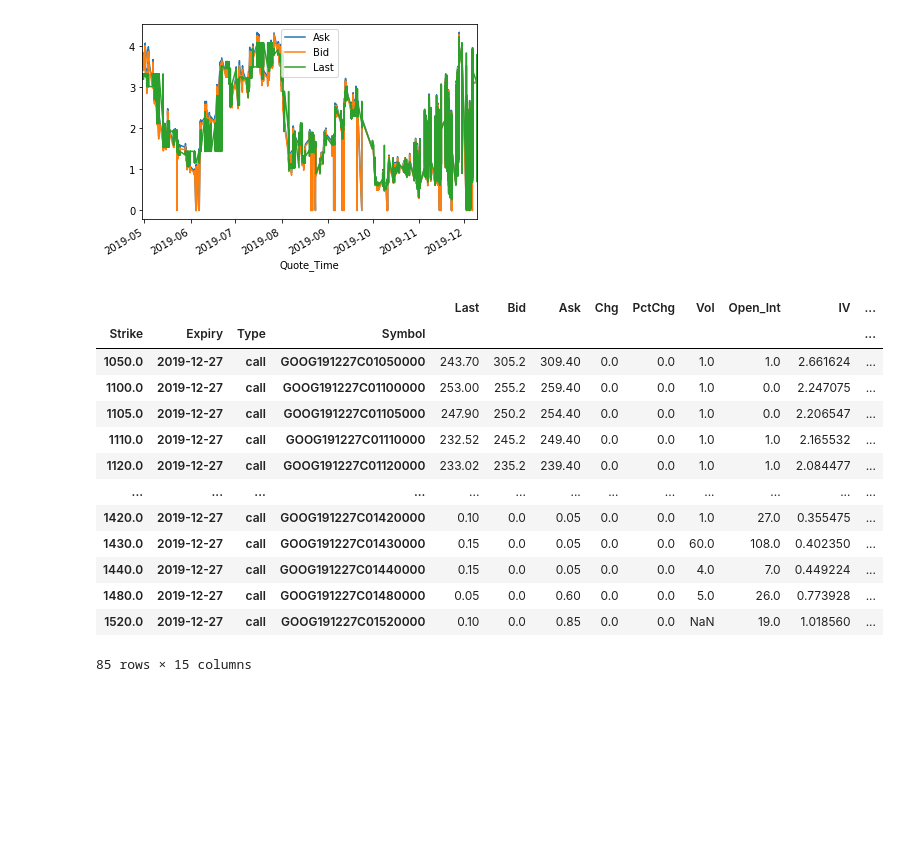
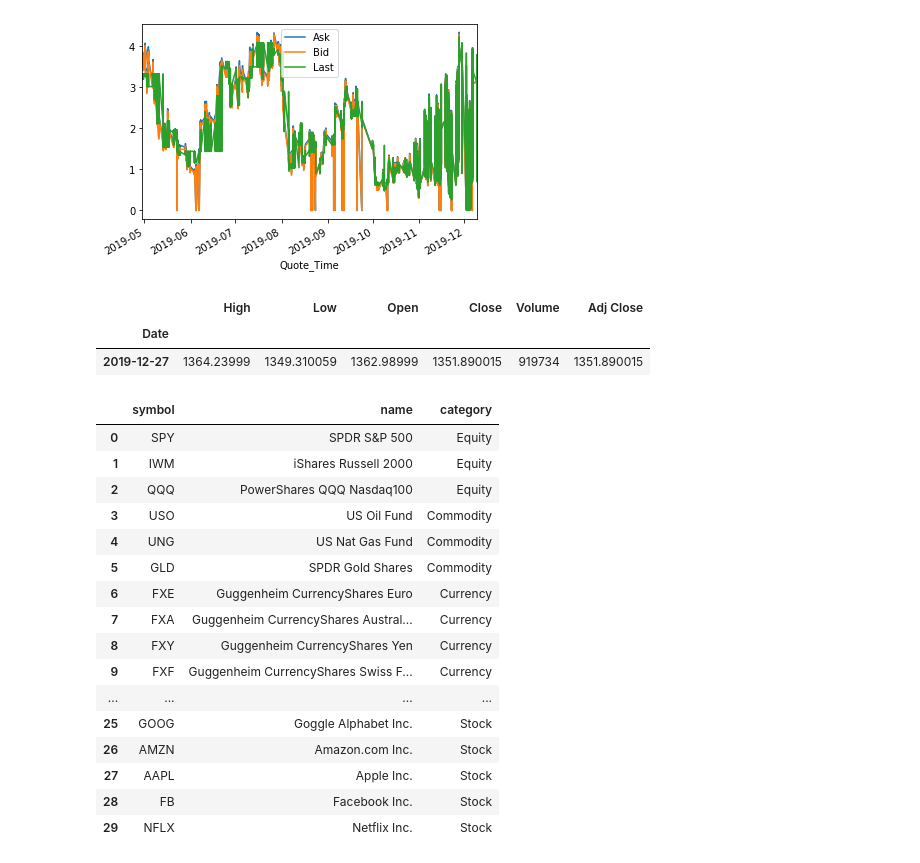
Before and after one commit to OZ-T/voltrad1, a Jupyter notebook: notebooks/Analytics.ipynb, the cells around one changed output. Saved outputs shown, nothing was run; the diff lists cells and outputs as text; code cells hidden in the pictures; blank space fills up the shorter version.

```diff
--- a/notebooks/Analytics.ipynb
+++ b/notebooks/Analytics.ipynb
@@ -49,35 +49,48 @@ df2.plot()
 # %%
 import pandas_datareader.data as web
 symbol="GOOG"
 source1="yahoo"
+import datetime
+#option=web.YahooOptions(symbol, session=None)
+#all_data = option.get_call_data()
+#all_data
 
-option=web.YahooOptions(symbol, session=None)
-
-all_data = option.get_call_data()
-all_data
-
-#pd = web.DataReader(
-#name=symbol,
-#data_source=source1,
-#start=None,
-#end=None,
-#retry_count=3,
-#pause=0.1,
-#session=None
-#)
-#pd
+pd = web.DataReader(
+name=symbol,
+data_source=source1,
+start=datetime.datetime(2019,12,27,0,0),
+end=None,
+retry_count=3,
+pause=0.1,
+session=None
+)
+pd
 # %% [output]
-|  |  |  |  | Last | Bid | Ask | Chg | PctChg | Vol | Open_Int | IV | ... |
-| Strike | Expiry | Type | Symbol |  |  |  |  |  |  |  |  | ... |
-| 1050.0 | 2019-12-27 | call | GOOG191227C01050000 | 243.70 | 305.2 | 309.40 | 0.0 | 0.0 | 1.0 | 1.0 | 2.661624 | ... |
-| 1100.0 | 2019-12-27 | call | GOOG191227C01100000 | 253.00 | 255.2 | 259.40 | 0.0 | 0.0 | 1.0 | 0.0 | 2.247075 | ... |
-| 1105.0 | 2019-12-27 | call | GOOG191227C01105000 | 247.90 | 250.2 | 254.40 | 0.0 | 0.0 | 1.0 | 0.0 | 2.206547 | ... |
-| 1110.0 | 2019-12-27 | call | GOOG191227C01110000 | 232.52 | 245.2 | 249.40 | 0.0 | 0.0 | 1.0 | 1.0 | 2.165532 | ... |
-| 1120.0 | 2019-12-27 | call | GOOG191227C01120000 | 233.02 | 235.2 | 239.40 | 0.0 | 0.0 | 1.0 | 1.0 | 2.084477 | ... |
-| ... | ... | ... | ... | ... | ... | ... | ... | ... | ... | ... | ... | ... |
-| 1420.0 | 2019-12-27 | call | GOOG191227C01420000 | 0.10 | 0.0 | 0.05 | 0.0 | 0.0 | 1.0 | 27.0 | 0.355475 | ... |
-| 1430.0 | 2019-12-27 | call | GOOG191227C01430000 | 0.15 | 0.0 | 0.05 | 0.0 | 0.0 | 60.0 | 108.0 | 0.402350 | ... |
-| 1440.0 | 2019-12-27 | call | GOOG191227C01440000 | 0.15 | 0.0 | 0.05 | 0.0 | 0.0 | 4.0 | 7.0 | 0.449224 | ... |
-| 1480.0 | 2019-12-27 | call | GOOG191227C01480000 | 0.05 | 0.0 | 0.60 | 0.0 | 0.0 | 5.0 | 26.0 | 0.773928 | ... |
-| 1520.0 | 2019-12-27 | call | GOOG191227C01520000 | 0.10 | 0.0 | 0.85 | 0.0 | 0.0 | NaN | 19.0 | 1.018560 | ... |
+|  | High | Low | Open | Close | Volume | Adj Close |
+| Date |  |  |  |  |  |  |
+| 2019-12-27 | 1364.23999 | 1349.310059 | 1362.98999 | 1351.890015 | 919734 | 1351.890015 |
-85 rows × 15 columns
+# %%
+from core import config
+globalconf = config.GlobalConfig()
+optchain_def = globalconf.get_tickers_optchain_yahoo()
+optchain_def
+#for _,symbol in optchain_def.iterrows():
+#        print("x [%s]" % ( str(symbol) ))
+# %% [output]
+|  | symbol | name | category |
+| 0 | SPY | SPDR S&P 500 | Equity |
+| 1 | IWM | iShares Russell 2000 | Equity |
+| 2 | QQQ | PowerShares QQQ Nasdaq100 | Equity |
+| 3 | USO | US Oil Fund | Commodity |
+| 4 | UNG | US Nat Gas Fund | Commodity |
+| 5 | GLD | SPDR Gold Shares | Commodity |
+| 6 | FXE | Guggenheim CurrencyShares Euro | Currency |
+| 7 | FXA | Guggenheim CurrencyShares Austral... | Currency |
+| 8 | FXY | Guggenheim CurrencyShares Yen | Currency |
+| 9 | FXF | Guggenheim CurrencyShares Swiss F... | Currency |
+| ... | ... | ... | ... |
+| 25 | GOOG | Goggle Alphabet Inc. | Stock |
+| 26 | AMZN | Amazon.com Inc. | Stock |
+| 27 | AAPL | Apple Inc. | Stock |
+| 28 | FB | Facebook Inc. | Stock |
+| 29 | NFLX | Netflix Inc. | Stock |
```
Also changed, not shown: 2 other files.
